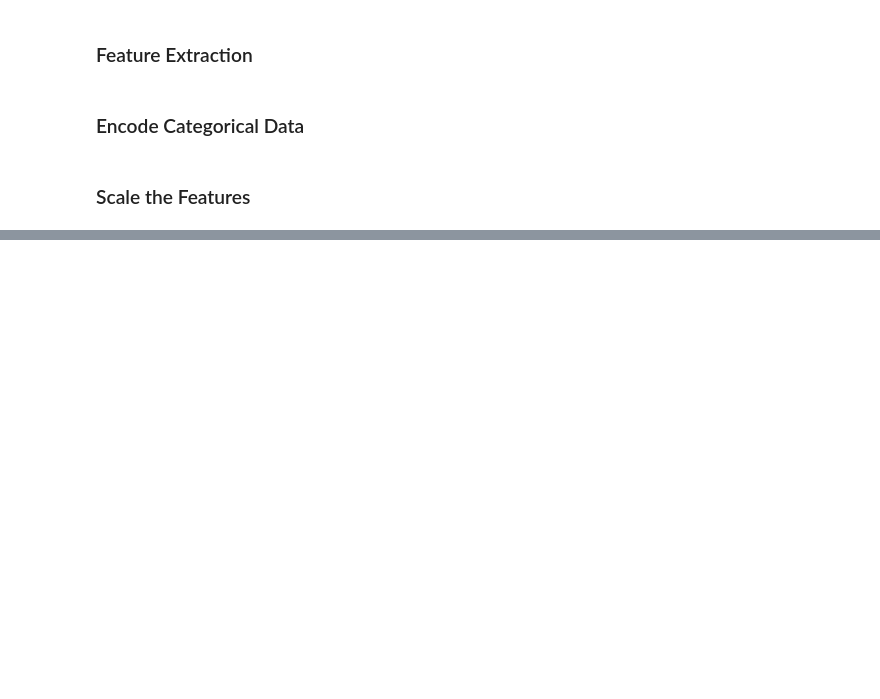
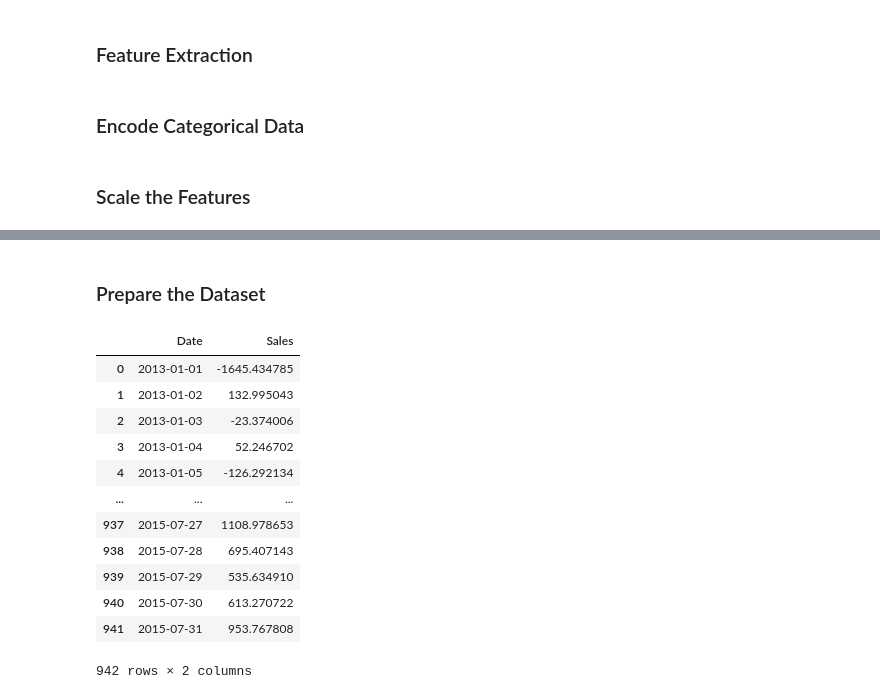
Before and after one commit to KingBetse/Kifiya-AIM-W4, a Jupyter notebook: notebooks/Prediction of store sales.ipynb, the cells around one changed output, grey strips where cells are left out. Drawn from its saved outputs; the diff is of its cells as text; code cells hidden in the pictures; blank space fills up the shorter version.

```diff
--- a/notebooks/Prediction of store sales.ipynb
+++ b/notebooks/Prediction of store sales.ipynb
@@ -128,0 +297,24 @@ KeyError: "['BeginningOfMonth'] not in index"
+# %% [markdown]
+### Prepare the Dataset
+# %%
+# Convert 'Date' to datetime format
+train_data['Date'] = pd.to_datetime(train_data['Date'])
+
+# Group by date and sum sales
+sales_data = train_data.groupby('Date')['Sales'].sum().reset_index()
+
+sales_data
+# %% [output]
+|  | Date | Sales |
+| 0 | 2013-01-01 | -1645.434785 |
+| 1 | 2013-01-02 | 132.995043 |
+| 2 | 2013-01-03 | -23.374006 |
+| 3 | 2013-01-04 | 52.246702 |
+| 4 | 2013-01-05 | -126.292134 |
+| ... | ... | ... |
+| 937 | 2015-07-27 | 1108.978653 |
+| 938 | 2015-07-28 | 695.407143 |
+| 939 | 2015-07-29 | 535.634910 |
+| 940 | 2015-07-30 | 613.270722 |
+| 941 | 2015-07-31 | 953.767808 |
+942 rows × 2 columns
```
Also changed, not shown: parts of 28 cells of this notebook, 1 other file.
